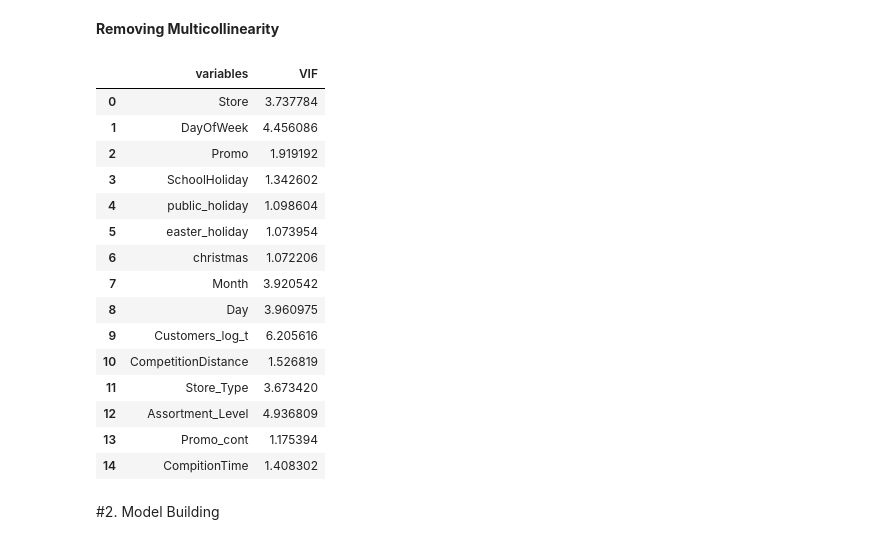
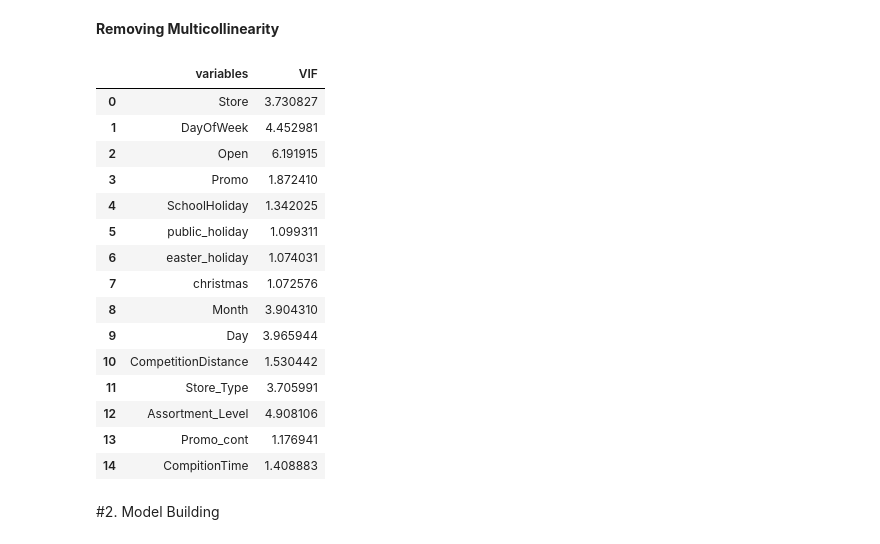
Before and after one commit to hrithikwel8/Rossmann_Sales_Prediction, a Jupyter notebook: Rossmann_Sales_Prediction_Capstone_Project.ipynb, the cells around one changed output. Saved outputs shown, nothing was run; the diff lists cells and outputs as text; code cells hidden in the pictures.

```diff
--- a/Rossmann_Sales_Prediction_Capstone_Project.ipynb
+++ b/Rossmann_Sales_Prediction_Capstone_Project.ipynb
@@ -631,24 +631,24 @@ def calculate_vif(data):
   vif["VIF"] = [variance_inflation_factor(data.values, i) for i in range(data.shape[1])]
   return vif
 # %%
-calculate_vif(sales_df.drop(columns=['Open','Sales','Customers','Year','Sales_log_t']))
+calculate_vif(sales_df.drop(columns=['Sales','Customers','Year','Sales_log_t', 'Customers_log_t']))
 # %% [output]
 |  | variables | VIF |
-| 0 | Store | 3.737784 |
-| 1 | DayOfWeek | 4.456086 |
-| 2 | Promo | 1.919192 |
-| 3 | SchoolHoliday | 1.342602 |
-| 4 | public_holiday | 1.098604 |
-| 5 | easter_holiday | 1.073954 |
-| 6 | christmas | 1.072206 |
-| 7 | Month | 3.920542 |
-| 8 | Day | 3.960975 |
-| 9 | Customers_log_t | 6.205616 |
-| 10 | CompetitionDistance | 1.526819 |
-| 11 | Store_Type | 3.673420 |
-| 12 | Assortment_Level | 4.936809 |
-| 13 | Promo_cont | 1.175394 |
-| 14 | CompitionTime | 1.408302 |
+| 0 | Store | 3.730827 |
+| 1 | DayOfWeek | 4.452981 |
+| 2 | Open | 6.191915 |
+| 3 | Promo | 1.872410 |
+| 4 | SchoolHoliday | 1.342025 |
+| 5 | public_holiday | 1.099311 |
+| 6 | easter_holiday | 1.074031 |
+| 7 | christmas | 1.072576 |
+| 8 | Month | 3.904310 |
+| 9 | Day | 3.965944 |
+| 10 | CompetitionDistance | 1.530442 |
+| 11 | Store_Type | 3.705991 |
+| 12 | Assortment_Level | 4.908106 |
+| 13 | Promo_cont | 1.176941 |
+| 14 | CompitionTime | 1.408883 |
 # %% [markdown]
 #2. Model Building
 # %% [markdown]
```
Also changed, not shown: parts of 54 cells of this notebook.
